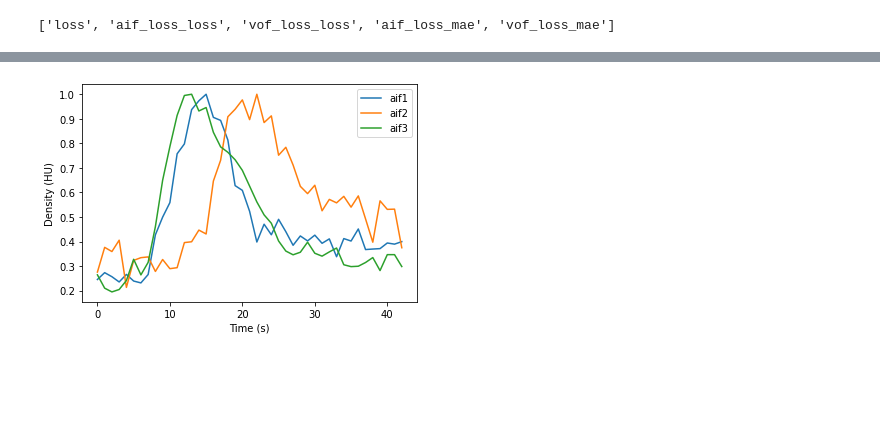
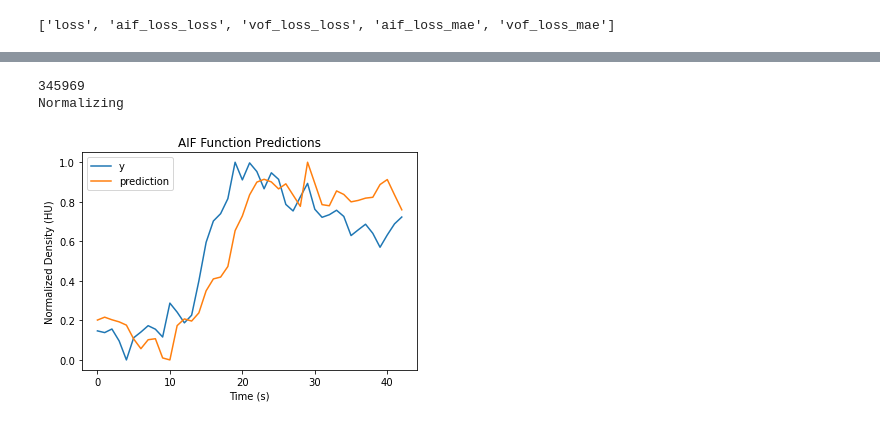
Before and after one commit to sebastianffx/aifnet_replication, a Jupyter notebook: aifnet_complete.ipynb, the cells around one changed output, grey strips where cells are left out. Drawn from its saved outputs; the diff is of its cells as text; code cells hidden in the pictures; blank space fills up the shorter version.

```diff
--- a/aifnet_complete.ipynb
+++ b/aifnet_complete.ipynb
@@ -393,0 +186,5 @@ model.train_on_batch(x= np.array(train_datagen.__getitem__(9)[0]), y = y)
+# %%
+load_previous_weights = True
+path_previous_weights = ROOT_EXP + '/results/trained_models/sgd_weights_8epochsaifnet_2Pvols_augment0.001.hdf5'
+if load_previous_weights:
+    model.load_weights(path_previous_weights)
@@ -394,3 +212,3 @@ model.train_on_batch(x= np.array(train_datagen.__getitem__(9)[0]), y = y)
 # %%
-y
+model.train_on_batch(x = train_datagen.__getitem__(9)[0], y = y)
 # %% [output]
@@ -438,6 +222,6 @@ model.metrics_names
 # %% [output]
 ['loss', 'aif_loss_loss', 'vof_loss_loss', 'aif_loss_mae', 'vof_loss_mae']
 # %%
-nb_epochs=10
+nb_epochs=4
 model.fit(train_datagen,batch_size=1,callbacks=[checkpointer,tb_callback],epochs=nb_epochs)
 # %% [output]
@@ -464,11 +240,0 @@ Hint: If you want to see a list of allocated tensors when OOM happens, add repor
-# %%
-#Training ONEHEAD model for one epoch for debuging purposes
-for i in range(len(ctp_volumes)):
-    k = random.randint(0,len(ctp_volumes)-1)
-    case_id = ctp_volumes[k]['image'].split('.')[-2]
-    print("================= Next Sequence (" +str(i) + ") "+  case_id +"  =================")
-    volume = normalize(ctp_volumes[k]['ctpvals'])
-    label_aif = normalize_aif(aif_annotations[case_id])
-    print(volume.shape)
-    print(label_aif.shape)
-    print(model.fit(x=volume[np.newaxis,:,:,:,:],y=label_aif[np.newaxis,:]))
@@ -554,19 +264,15 @@ plt.show()
-# %%
-case_id1 = ctp_volumes[10]['image'].split('.')[-2]
-case_id2 = ctp_volumes[20]['image'].split('.')[-2]
-case_id3 = ctp_volumes[30]['image'].split('.')[-2]
-
-label_aif1 = normalize_aif(aif_annotations[case_id1])
-label_aif2 = normalize_aif(aif_annotations[case_id2])
-label_aif3 = normalize_aif(aif_annotations[case_id3])
-
-
-plt.plot(label_aif1)
-plt.plot(label_aif2)
-plt.plot(label_aif3)
-plt.legend(['aif1', 'aif2','aif3'])
-plt.xlabel('Time (s)')
-plt.ylabel('Density (HU)')
-plt.show()
-# %% [output]
-[figure, removed]
+# %%
+case_number = 60
+case_id = ctp_volumes[case_number]['image'].split('.')[-2]
+type_predictions = 'AIF'
+x = ctp_volumes[case_number]['ctpvals']
+if type_predictions == 'AIF':
+    y = aif_annotations[case_id]
+if type_predictions == 'VOF':
+    y = vof_annotations[case_id]
+print(case_id)
+plot_predictions(model,x,y,normalize_preds=True, type_pred=type_predictions)
+# %% [output]
+345969
+Normalizing
+[figure, added]
```
Also changed, not shown: parts of 33 cells of this notebook, 11 other files.
